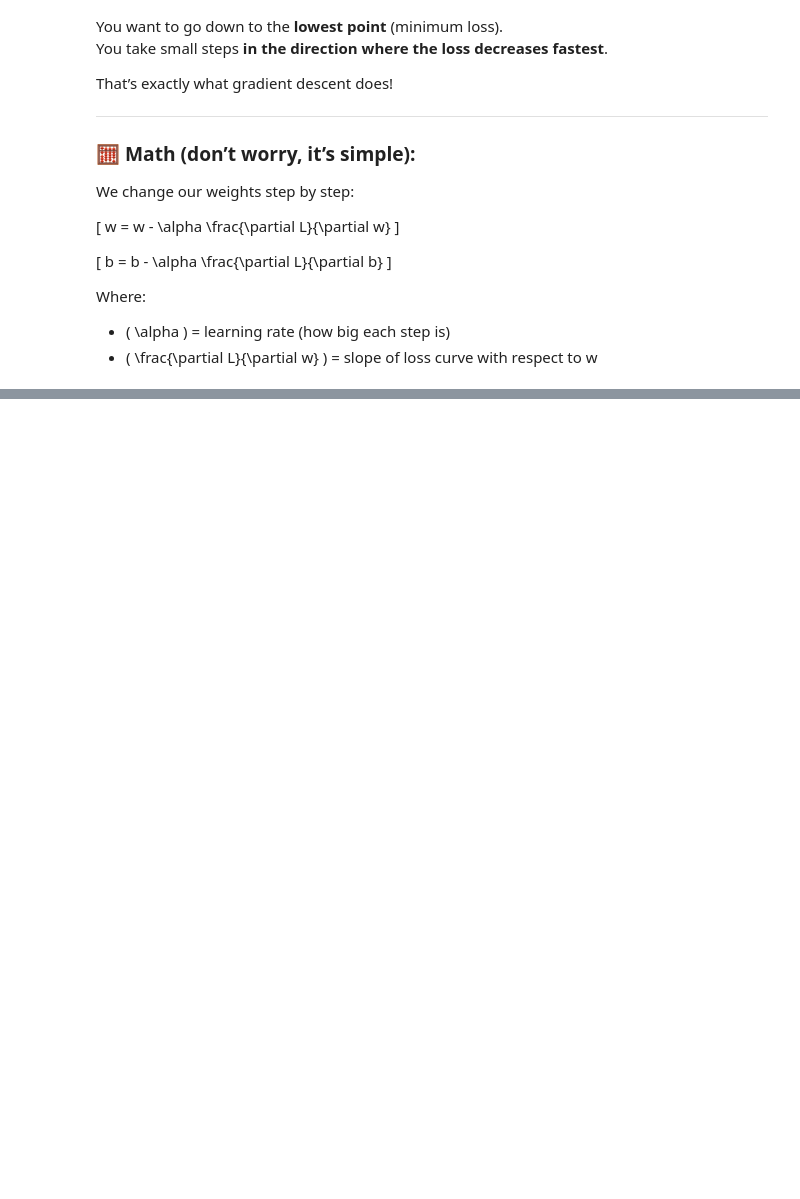
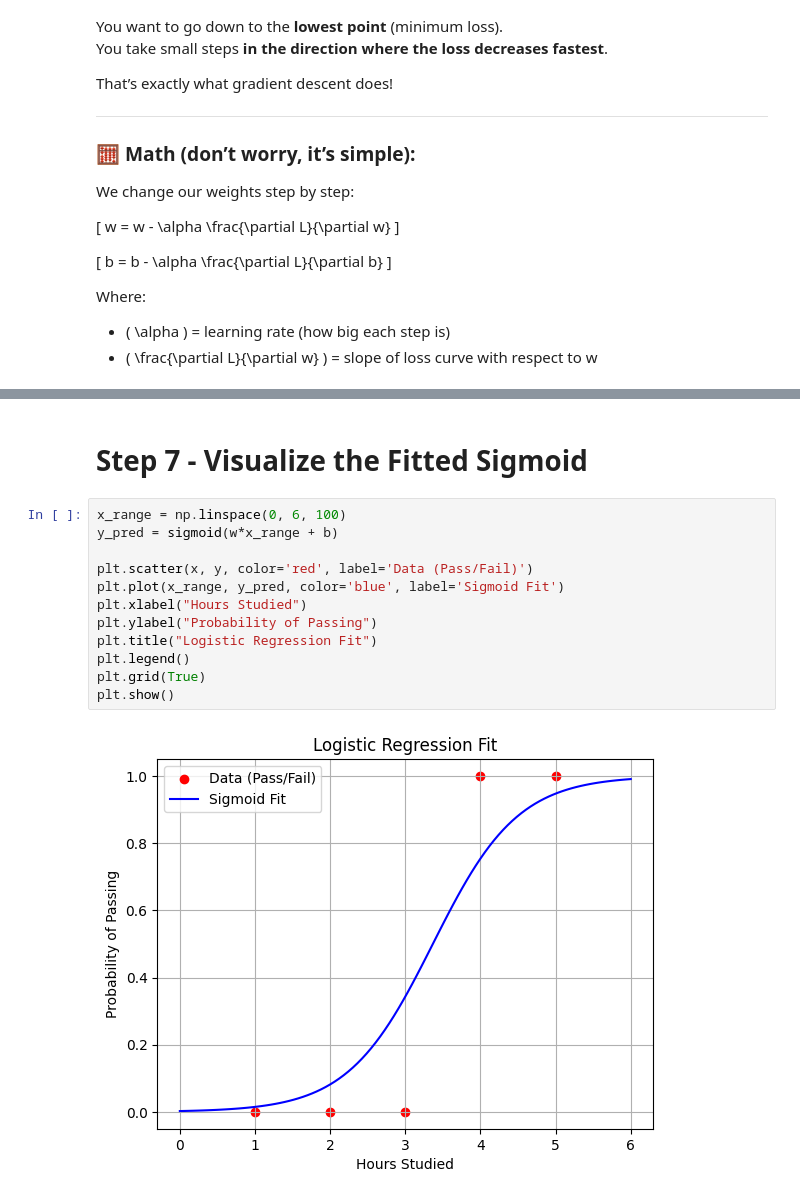
Before and after one commit to RajiaRani/Machine-Learning, a Jupyter notebook: 05. Logistic_Regression/02. Program2.ipynb, the cells around one changed output, grey strips where cells are left out. Drawn from its saved outputs; the diff is of its cells as text; blank space fills up the shorter version.

Commit message:
added new topic Logistic Regression

```diff
--- a/05. Logistic_Regression/02. Program2.ipynb
+++ b/05. Logistic_Regression/02. Program2.ipynb
@@ -155,0 +159,16 @@ print("Learned bias:", b)
+# %% [markdown]
+#  Step 7 - Visualize the Fitted Sigmoid
+# %%
+x_range = np.linspace(0, 6, 100)
+y_pred = sigmoid(w*x_range + b)
+
+plt.scatter(x, y, color='red', label='Data (Pass/Fail)')
+plt.plot(x_range, y_pred, color='blue', label='Sigmoid Fit')
+plt.xlabel("Hours Studied")
+plt.ylabel("Probability of Passing")
+plt.title("Logistic Regression Fit")
+plt.legend()
+plt.grid(True)
+plt.show()
+# %% [output]
+[figure, added]
```
Also changed, not shown: parts of 2 cells of this notebook.
